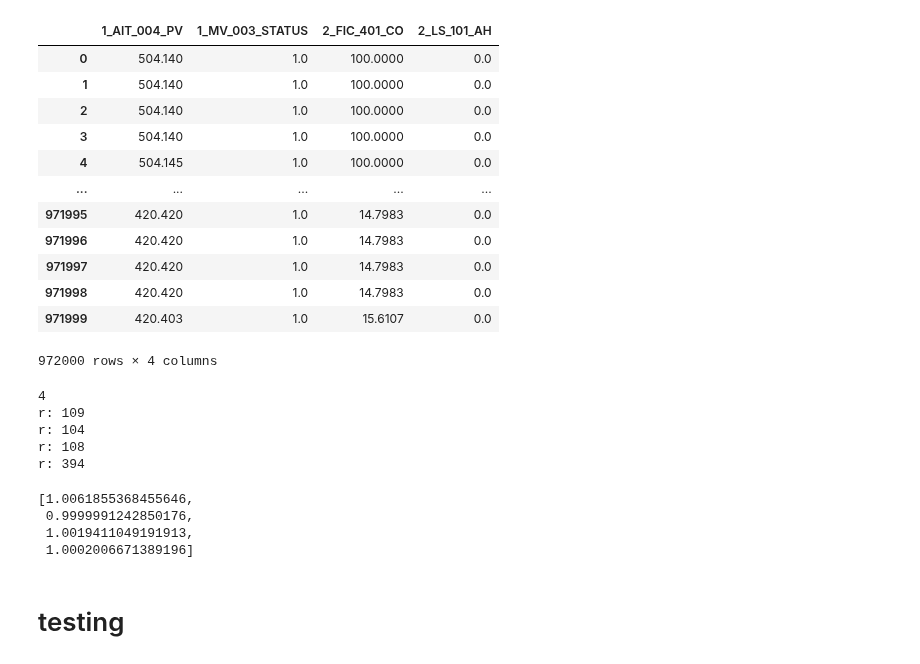
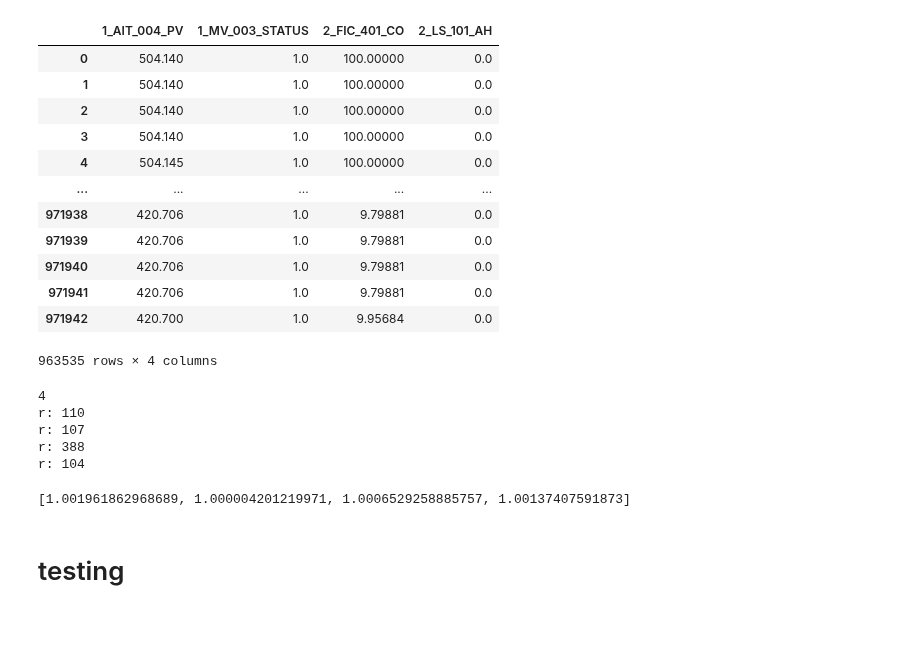
Before and after one commit to manu1003/meepc, a Jupyter notebook: PIpeline.ipynb, the cells around one changed output. Drawn from its saved outputs; the diff is of its cells as text; code cells hidden in the pictures; blank space fills up the shorter version.

```diff
--- a/PIpeline.ipynb
+++ b/PIpeline.ipynb
@@ -42,3 +38,26 @@ df
+# %%
+df_normal=df[df['Attack LABLE (1:No Attack, -1:Attack)']==1]
+df_attack=df[df['Attack LABLE (1:No Attack, -1:Attack)']==-1]
+# %%
+sensors = [3,9,25,43]
+df_normal = df_normal.iloc[:, sensors]
+df_attack=df_attack.iloc[:,sensors]
+# %%
+df_normal
+# %% [output]
+|  | 1_AIT_004_PV | 1_MV_003_STATUS | 2_FIC_401_CO | 2_LS_101_AH |
+| 0 | 504.140 | 1.0 | 100.00000 | 0.0 |
+| 1 | 504.140 | 1.0 | 100.00000 | 0.0 |
+| 2 | 504.140 | 1.0 | 100.00000 | 0.0 |
+| 3 | 504.140 | 1.0 | 100.00000 | 0.0 |
+| 4 | 504.145 | 1.0 | 100.00000 | 0.0 |
+| ... | ... | ... | ... | ... |
+| 971938 | 420.706 | 1.0 | 9.79881 | 0.0 |
+| 971939 | 420.706 | 1.0 | 9.79881 | 0.0 |
+| 971940 | 420.706 | 1.0 | 9.79881 | 0.0 |
+| 971941 | 420.706 | 1.0 | 9.79881 | 0.0 |
+| 971942 | 420.700 | 1.0 | 9.95684 | 0.0 |
+963535 rows × 4 columns
 # %%
 def calc_width_height(v):
     width = 2/np.sqrt(v)
@@ -55,24 +74,8 @@ def draw_ellipse(i,j,centers,widths,X):
     ellipse.set_ec('red')
     ax.add_patch(ellipse)
     plt.scatter(x = X[::,i], y = X[::,j])
-# %%
-df
-# %% [output]
-|  | 1_AIT_004_PV | 1_MV_003_STATUS | 2_FIC_401_CO | 2_LS_101_AH |
-| 0 | 504.140 | 1.0 | 100.0000 | 0.0 |
-| 1 | 504.140 | 1.0 | 100.0000 | 0.0 |
-| 2 | 504.140 | 1.0 | 100.0000 | 0.0 |
-| 3 | 504.140 | 1.0 | 100.0000 | 0.0 |
-| 4 | 504.145 | 1.0 | 100.0000 | 0.0 |
-| ... | ... | ... | ... | ... |
-| 971995 | 420.420 | 1.0 | 14.7983 | 0.0 |
-| 971996 | 420.420 | 1.0 | 14.7983 | 0.0 |
-| 971997 | 420.420 | 1.0 | 14.7983 | 0.0 |
-| 971998 | 420.420 | 1.0 | 14.7983 | 0.0 |
-| 971999 | 420.403 | 1.0 | 15.6107 | 0.0 |
-972000 rows × 4 columns
 # %%
-X = df.iloc[:,2].values
+X = df_normal.iloc[:,2].values
 X = hankel.fit(X,30,0.5)
 X=X.T
 kmeans,optimal_k = cluster.fit(X)
@@ -116,14 +119,11 @@ for i in range(optimal_k):
 radiis
 # %% [output]
 4
-r: 109
+r: 110
+r: 107
+r: 388
 r: 104
-r: 108
-r: 394
-[1.0061855368455646,
- 0.9999991242850176,
- 1.0019411049191913,
- 1.0002006671389196]
+[1.001961862968689, 1.000004201219971, 1.0006529258885757, 1.00137407591873]
 # %%
 if math.isnan(max_radius):
         print('Rank: ',r)
```
Also changed, not shown: parts of 9 cells of this notebook, 4 other files.
